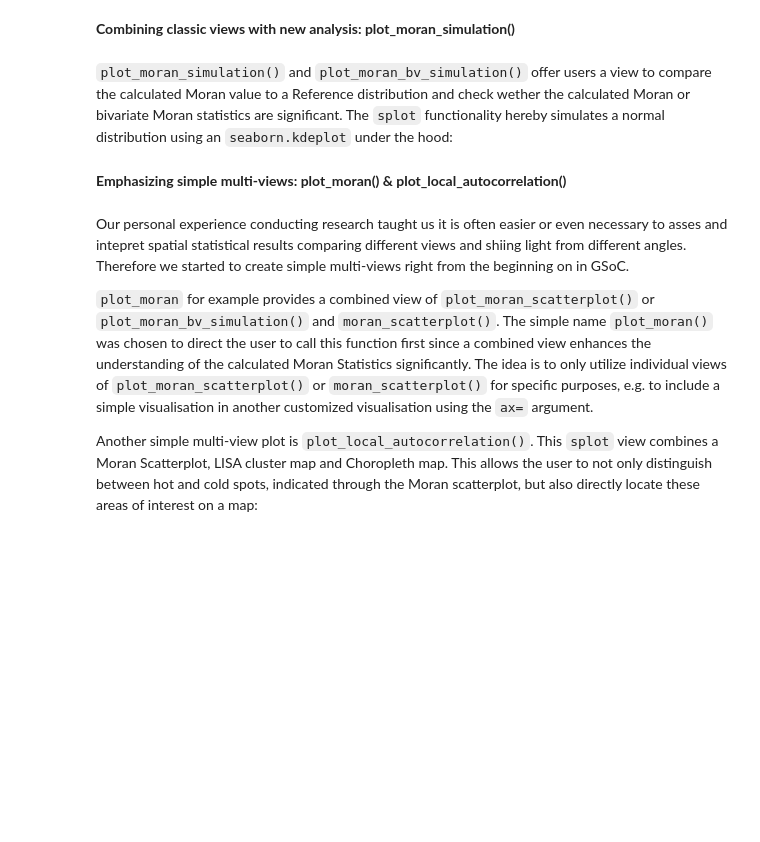
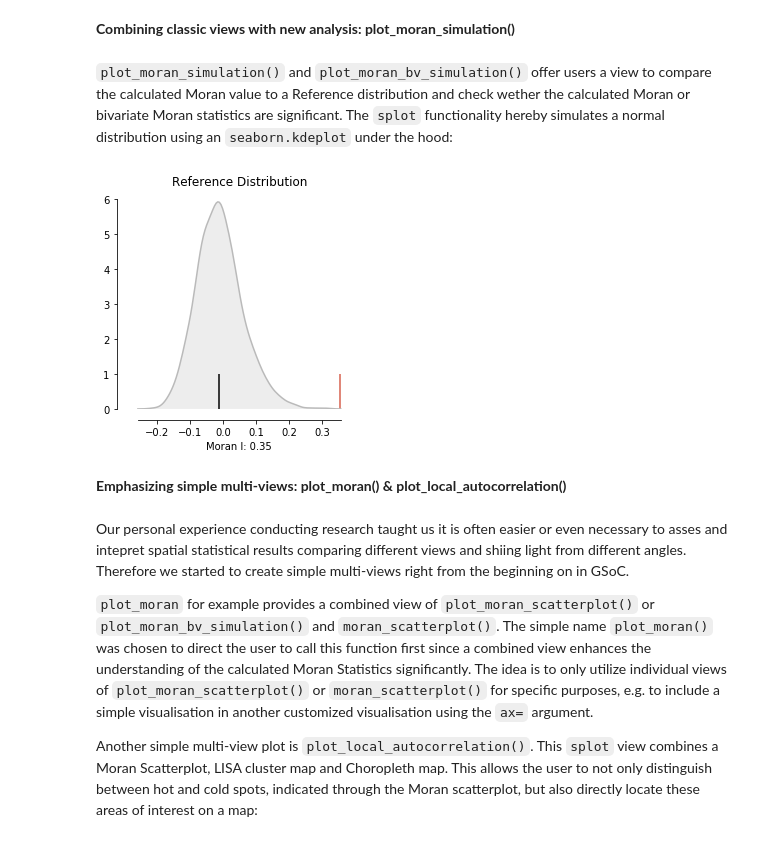
Before and after one commit to slumnitz/splot, a Jupyter notebook: notebooks/splot_pysal_viz_package.ipynb, the cells around one changed output. Saved outputs shown, nothing was run; the diff lists cells and outputs as text; code cells hidden in the pictures; blank space fills up the shorter version.

```diff
--- a/notebooks/splot_pysal_viz_package.ipynb
+++ b/notebooks/splot_pysal_viz_package.ipynb
@@ -126,11 +166,19 @@ We hereby integrated four different hidden visualisation functions into one. Thi
 # %% [markdown]
 `plot_moran_simulation()` and `plot_moran_bv_simulation()` offer users a view to compare the calculated Moran value to a Reference distribution and check wether the calculated Moran or bivariate Moran statistics are significant. The `splot` functionality hereby simulates a normal distribution using an `seaborn.kdeplot` under the hood:
 # %%
+from esda.moran import Moran
 from splot.esda import plot_moran_simulation
 
 # used with the same data introduced in the first chapter
-plot_moran_simulation(moran)
+moran = Moran(y,w)
+
+# plot
+fig = plt.figure(figsize=(4,4))
+ax = fig.add_subplot(111)
+plot_moran_simulation(moran, ax=ax)
 plt.show()
+# %% [output]
+[figure, added]
 # %% [markdown]
 **Emphasizing simple multi-views: plot_moran() & plot_local_autocorrelation()**
 # %% [markdown]
```
Also changed, not shown: parts of 34 cells of this notebook.
